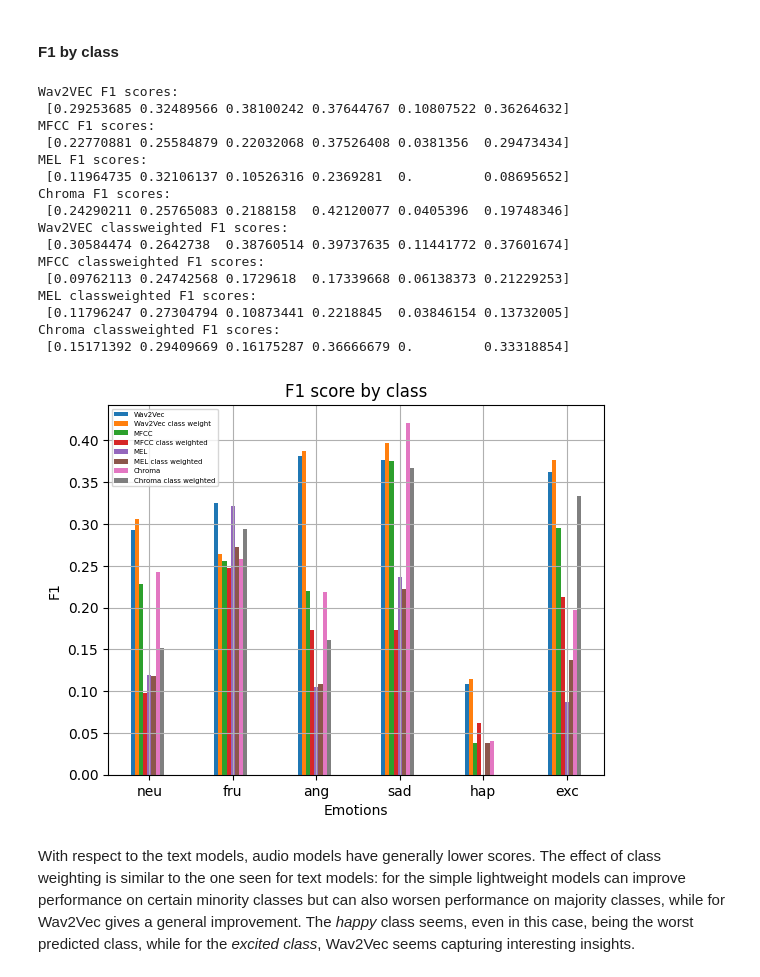
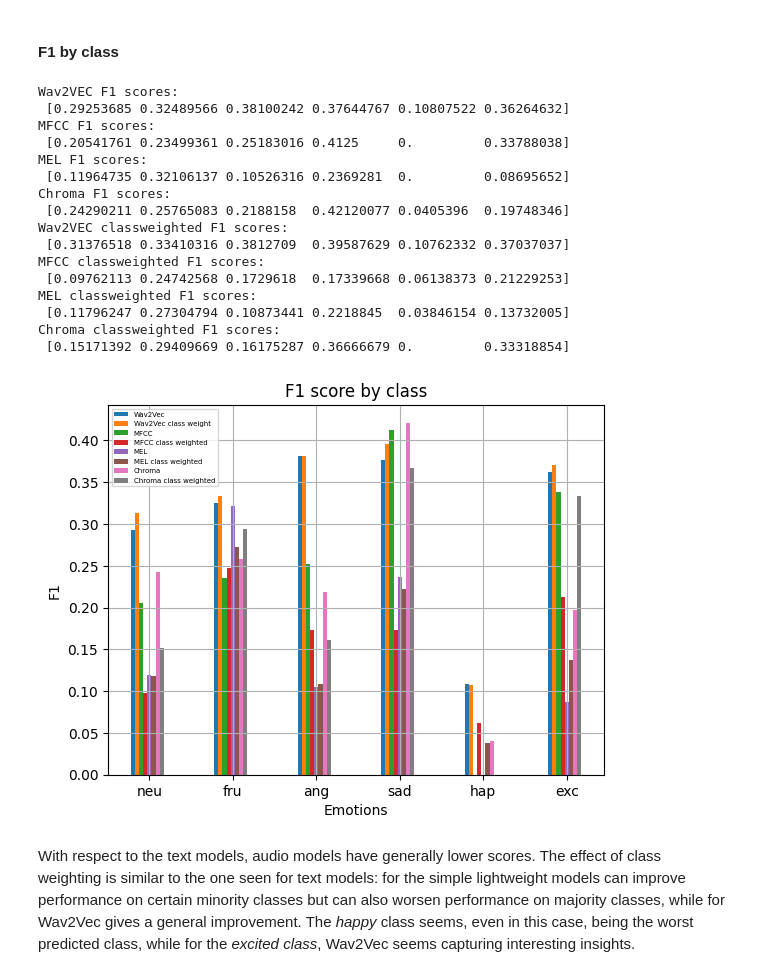
Before and after one commit to eskinderit/A-comparison-of-small-and-large-uni-multi-modal-language-models-for-sentiment-analysis-, a Jupyter notebook: Result Visualization.ipynb, the cells around one changed output. Drawn from its saved outputs; the diff is of its cells as text; code cells hidden in the pictures.

```diff
--- a/Result Visualization.ipynb
+++ b/Result Visualization.ipynb
@@ -300,11 +300,11 @@ chroma_results_weighted_77 = Results(train_log_url = f'./results/seed77/audio/Li
     eval_log_url=f'./results/seed77/audio/LiteModel/chroma/log/classweight/log_conv3_SimpleAudioModel_chroma_cw_s77_results.txt')
 
 wav2vec_results = [wav2vec_results_42, wav2vec_results_77]
-mfcc_results = [mfcc_results_42, mfcc_results_77]
+mfcc_results = [mfcc_results_42, mfcc_results_42]
 mel_results = [mel_results_42, mel_results_77]
 chroma_results = [chroma_results_42, chroma_results_77]
 
-wav2vec_results_weighted = [wav2vec_results_weighted_42, wav2vec_results_weighted_77]
+wav2vec_results_weighted = [wav2vec_results_weighted_42, wav2vec_results_weighted_42]
 mfcc_results_weighted = [mfcc_results_weighted_42, mfcc_results_weighted_77]
 mel_results_weighted = [mel_results_weighted_42, mel_results_weighted_77]
 chroma_results_weighted = [chroma_results_weighted_42, chroma_results_weighted_77]
@@ -341,36 +341,36 @@ plt.bar(X_axis - 0.10, mfcc_f1_byclass, 0.05, label = 'MFCC')
 plt.bar(X_axis - 0.05, mfcc_f1_byclass_weighted, 0.05, label = 'MFCC class weighted')
 plt.bar(X_axis, mel_f1_byclass, 0.05, label = 'MEL')
 plt.bar(X_axis + 0.05, mel_f1_byclass_weighted, 0.05, label = 'MEL class weighted')
 plt.bar(X_axis + 0.10, chroma_f1_byclass, 0.05, label = 'Chroma')
 plt.bar(X_axis + 0.15, chroma_f1_byclass_weighted, 0.05, label = 'Chroma class weighted')
 
 
 
 plt.xticks(X_axis, label2id)
 plt.xlabel("Emotions")
 plt.ylabel("F1")
 plt.grid()
 plt.title("F1 score by class")
 plt.legend(fontsize=5)
 plt.show()
 # %% [output]
 Wav2VEC F1 scores:
  [0.29253685 0.32489566 0.38100242 0.37644767 0.10807522 0.36264632]
 MFCC F1 scores:
- [0.22770881 0.25584879 0.22032068 0.37526408 0.0381356  0.29473434]
+ [0.20541761 0.23499361 0.25183016 0.4125     0.         0.33788038]
 MEL F1 scores:
  [0.11964735 0.32106137 0.10526316 0.2369281  0.         0.08695652]
 Chroma F1 scores:
  [0.24290211 0.25765083 0.2188158  0.42120077 0.0405396  0.19748346]
 Wav2VEC classweighted F1 scores:
- [0.30584474 0.2642738  0.38760514 0.39737635 0.11441772 0.37601674]
+ [0.31376518 0.33410316 0.3812709  0.39587629 0.10762332 0.37037037]
 MFCC classweighted F1 scores:
  [0.09762113 0.24742568 0.1729618  0.17339668 0.06138373 0.21229253]
 MEL classweighted F1 scores:
  [0.11796247 0.27304794 0.10873441 0.2218845  0.03846154 0.13732005]
 Chroma classweighted F1 scores:
  [0.15171392 0.29409669 0.16175287 0.36666679 0.         0.33318854]
-[figure, old version]
+[figure, new version]
 # %% [markdown]
 With respect to the text models, audio models have generally lower scores. The effect of class weighting is similar to the one seen for text models: for the simple lightweight models can improve performance on certain minority classes but can also worsen performance on majority classes, while for Wav2Vec gives a general improvement. The *happy* class seems, even in this case, being the worst predicted class, while for the *excited class*, Wav2Vec seems capturing interesting insights.
 # %% [markdown]
```
Also changed, not shown: parts of 3 cells of this notebook.
